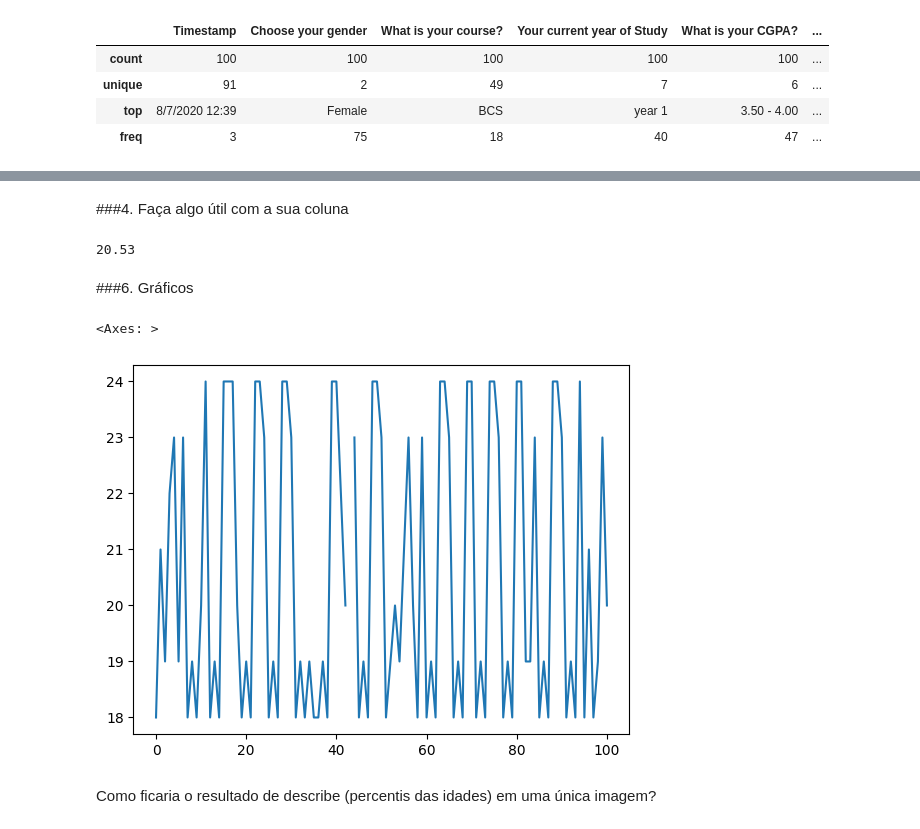
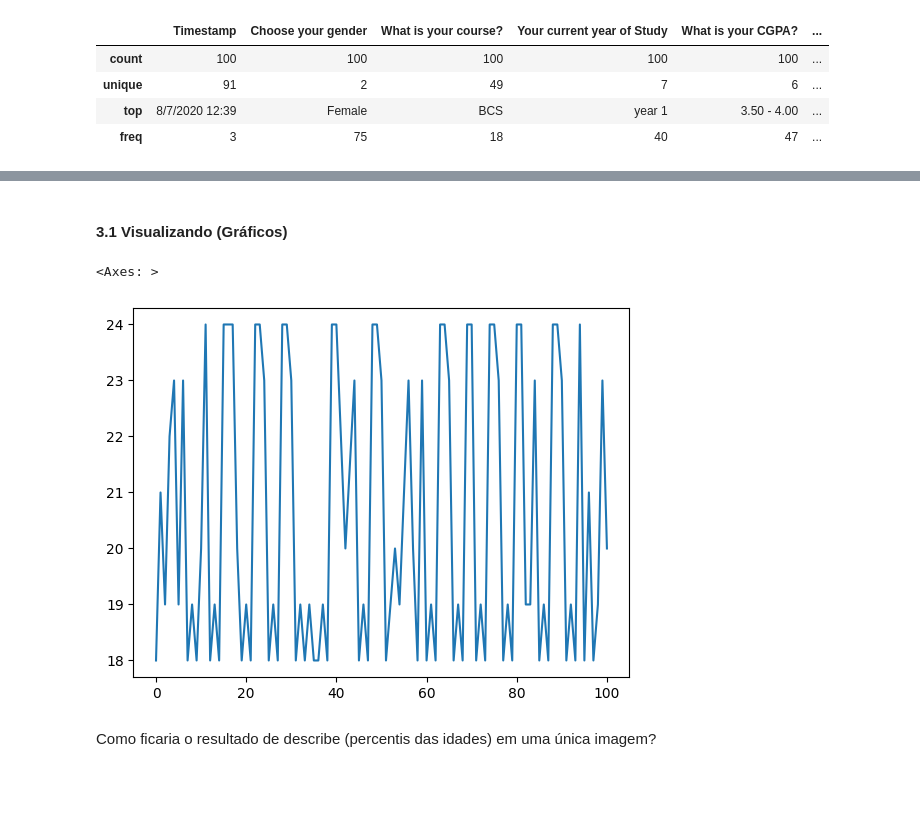
Before and after one commit to eddorileo/mental_health, a Jupyter notebook: mental_health.ipynb, the cells around one changed output, grey strips where cells are left out. Saved outputs shown, nothing was run; the diff lists cells and outputs as text; code cells hidden in the pictures; blank space fills up the shorter version.

```diff
--- a/mental_health.ipynb
+++ b/mental_health.ipynb
@@ -225,16 +234,10 @@ Name: Age, Length: 101, dtype: float64
-# %% [markdown]
-###4. Faça algo útil com a sua coluna
-# %%
-data2['Age'].mean()
-# %% [output]
-20.53
 # %% [markdown]
-###6. Gráficos
+#### 3.1 Visualizando (Gráficos)
 # %%
 #LINHAS
-data.Age.plot()
+data2.Age.plot()
 # %% [output]
 <Axes: >
-[figure, old version]
+[figure, new version]
 # %% [markdown]
 Como ficaria o resultado de describe (percentis das idades) em uma única imagem?
```
Also changed, not shown: parts of 12 cells of this notebook.
